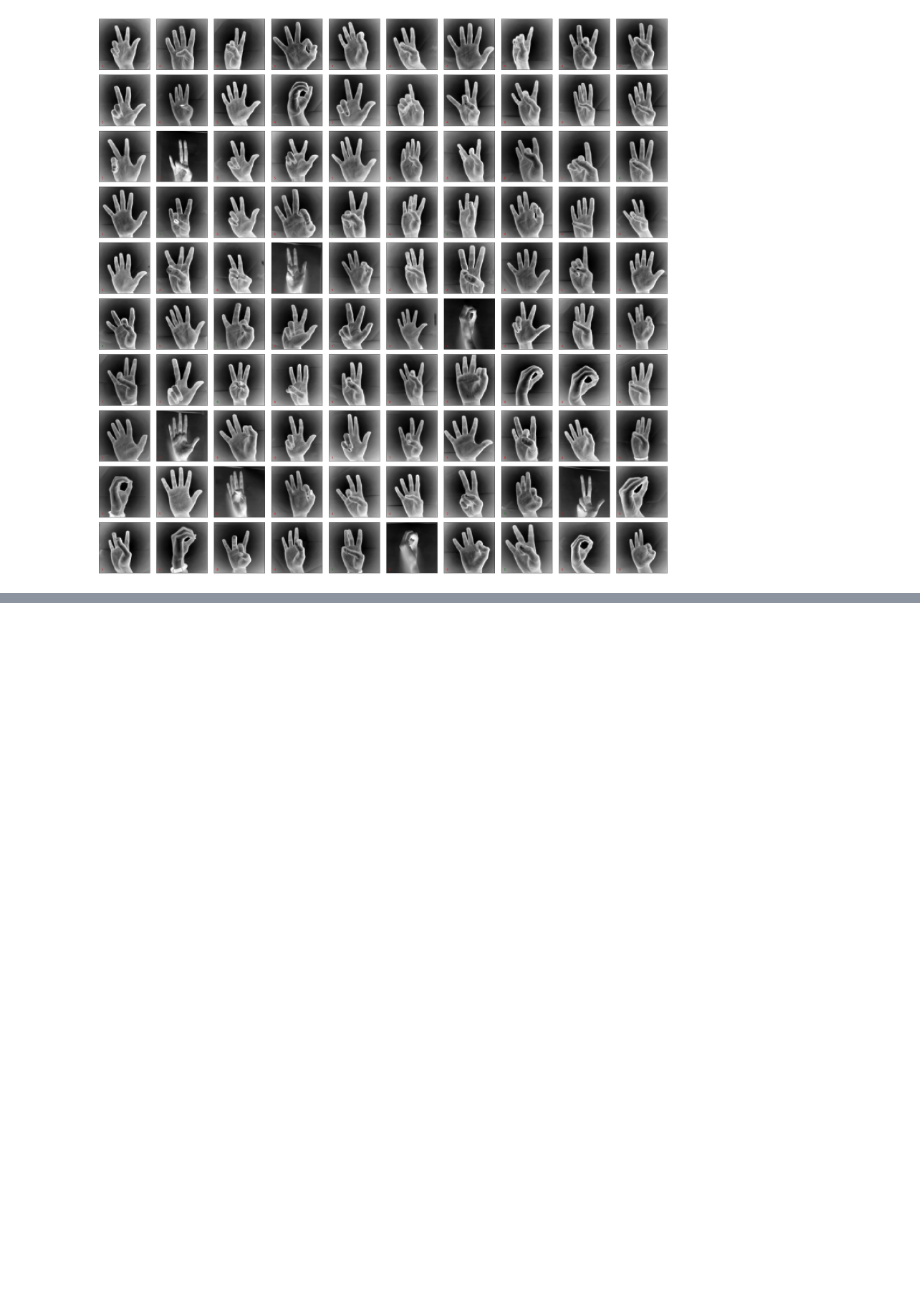
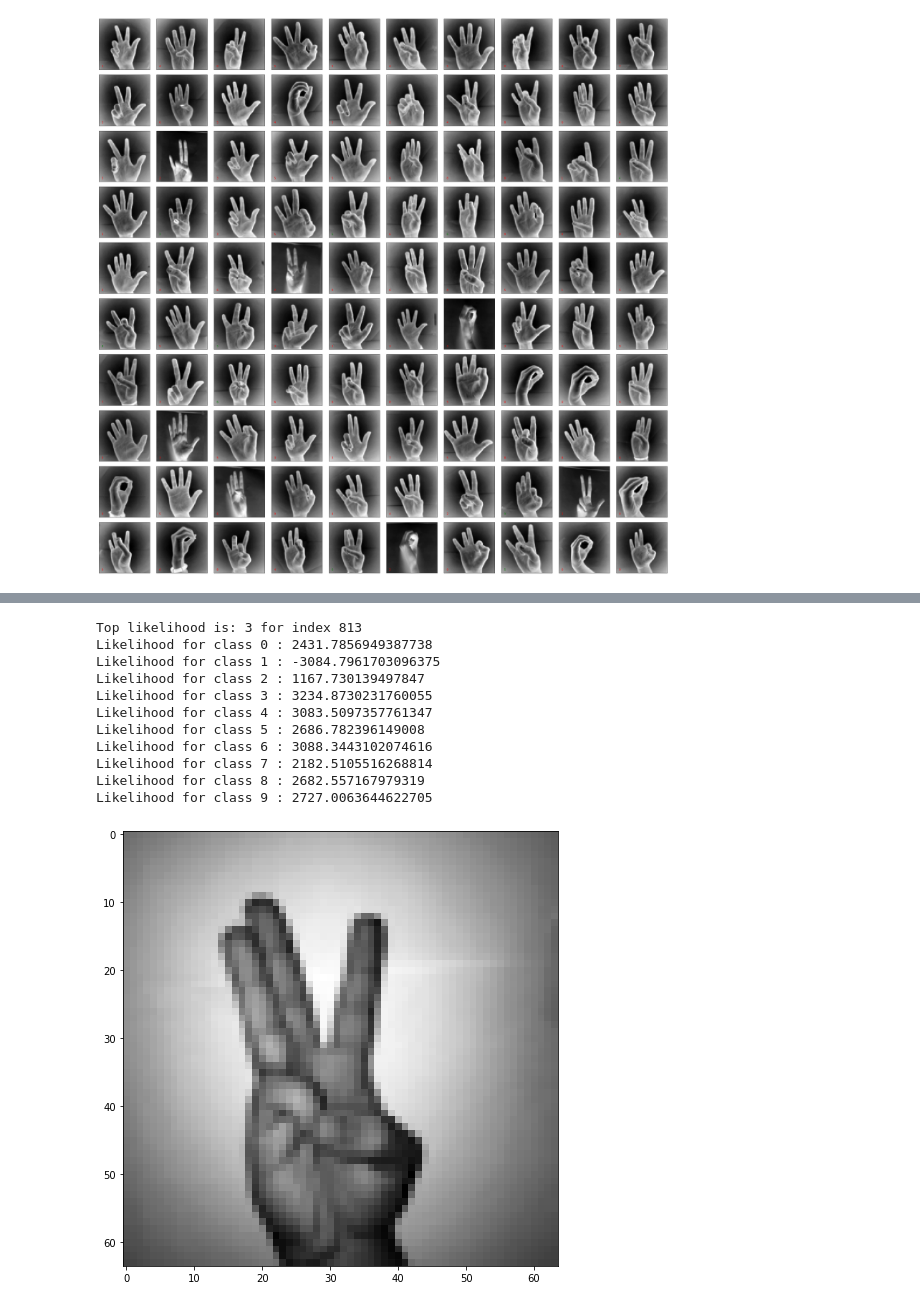
Before and after one commit to S4b3/Sign-Language-Digits-Recognition, a Jupyter notebook: main.ipynb, the cells around one changed output, grey strips where cells are left out. Drawn from its saved outputs; the diff is of its cells as text; code cells hidden in the pictures; blank space fills up the shorter version.

Commit message:
Custom Naive Bayes impl for error checking

```diff
--- a/main.ipynb
+++ b/main.ipynb
@@ -332,0 +329,8 @@ for i, ax in enumerate(axes.flat):
+# %%
+# working with normal images
+Xtrain, Xtest, Ytrain, Ytest = train_test_split(X,Y)
+# %%
+model = naive_bayes_custom.NaiveBayesCustom()
+model.fit(Xtrain, Ytrain)
+score = cross_val_score(model, X, Y, cv=20)
+Ymodel = model.predict(Xtest)
@@ -332,0 +363,29 @@ for i, ax in enumerate(axes.flat):
+# %%
+# cose notate :
+# 636 c'é lo smalto  -- color filling
+# 617 é inclinato    -- color filling
+# 653 é inclinato
+# 813 le dita sono attaccate -- edge recognition
+
+img_index = 813
+plt.imshow(X[img_index].reshape(64, 64), cmap='gray', interpolation='nearest')
+likes = (model.custom_predict([X[img_index]]))
+top_l = model.classes_[likes[0].argmax()]
+if(top_l != 6):
+    print(f"Top likelihood is: {top_l} for index {img_index}")
+for i in range(len(model.classes_)) :
+    class_l = likes[0][0][i]
+    print(f"Likelihood for class {model.classes_[i]} : {class_l}")
+# %% [output]
+Top likelihood is: 3 for index 813
+Likelihood for class 0 : 2431.7856949387738
+Likelihood for class 1 : -3084.7961703096375
+Likelihood for class 2 : 1167.730139497847
+Likelihood for class 3 : 3234.8730231760055
+Likelihood for class 4 : 3083.5097357761347
+Likelihood for class 5 : 2686.782396149008
+Likelihood for class 6 : 3088.3443102074616
+Likelihood for class 7 : 2182.5105516268814
+Likelihood for class 8 : 2682.557167979319
+Likelihood for class 9 : 2727.0063644622705
+[figure, added]
```
Also changed, not shown: parts of 13 cells of this notebook, 1 other file.
